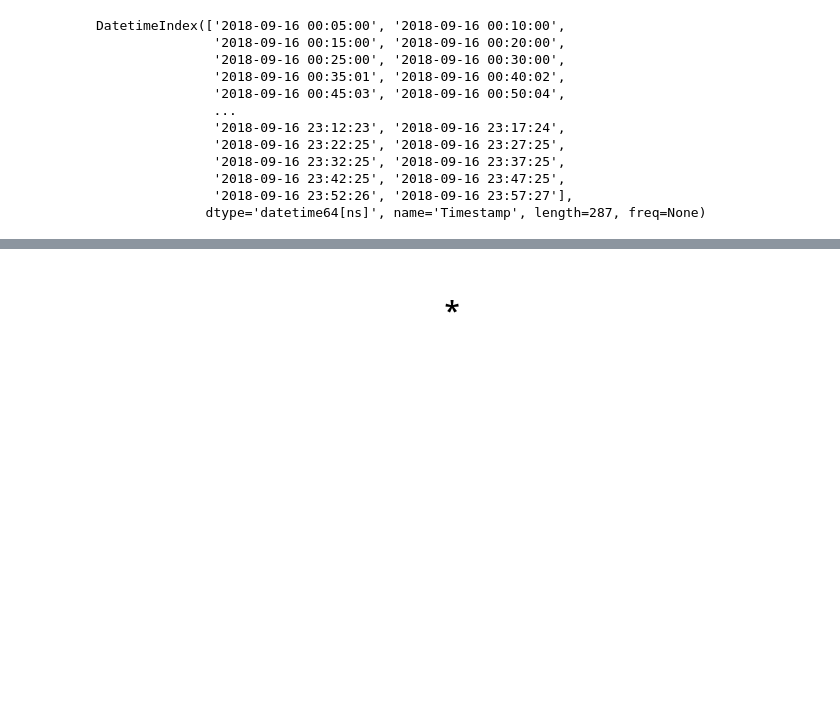
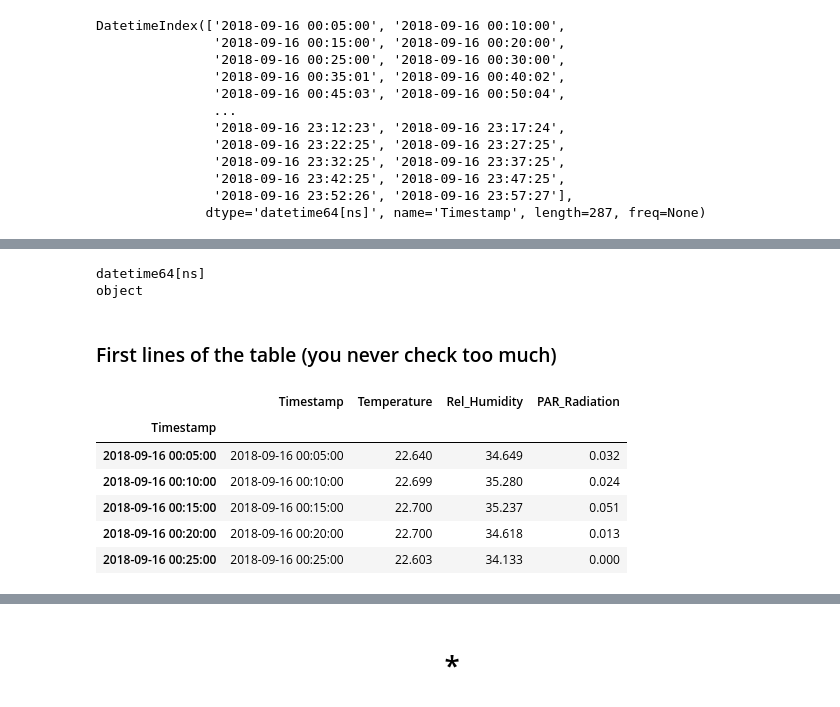
Before and after one commit to aranzolo/python-examples, a Jupyter notebook: pandas resample.ipynb, the cells around one changed output, grey strips where cells are left out. Drawn from its saved outputs; the diff is of its cells as text; code cells hidden in the pictures; blank space fills up the shorter version.

```diff
--- a/pandas resample.ipynb
+++ b/pandas resample.ipynb
@@ -138,0 +65,18 @@ DatetimeIndex(['2018-09-16 00:05:00', '2018-09-16 00:10:00',
+# %%
+print( df.index.dtype)
+print( df['Timestamp'].dtype )
+# %% [output]
+datetime64[ns]
+object
+# %% [markdown]
+### First lines of the table (you never check too much)
+# %%
+df.head()
+# %% [output]
+|  | Timestamp | Temperature | Rel_Humidity | PAR_Radiation |
+| Timestamp |  |  |  |  |
+| 2018-09-16 00:05:00 | 2018-09-16 00:05:00 | 22.640 | 34.649 | 0.032 |
+| 2018-09-16 00:10:00 | 2018-09-16 00:10:00 | 22.699 | 35.280 | 0.024 |
+| 2018-09-16 00:15:00 | 2018-09-16 00:15:00 | 22.700 | 35.237 | 0.051 |
+| 2018-09-16 00:20:00 | 2018-09-16 00:20:00 | 22.700 | 34.618 | 0.013 |
+| 2018-09-16 00:25:00 | 2018-09-16 00:25:00 | 22.603 | 34.133 | 0.000 |
```
Also changed, not shown: parts of 70 cells of this notebook, 2 other files.
